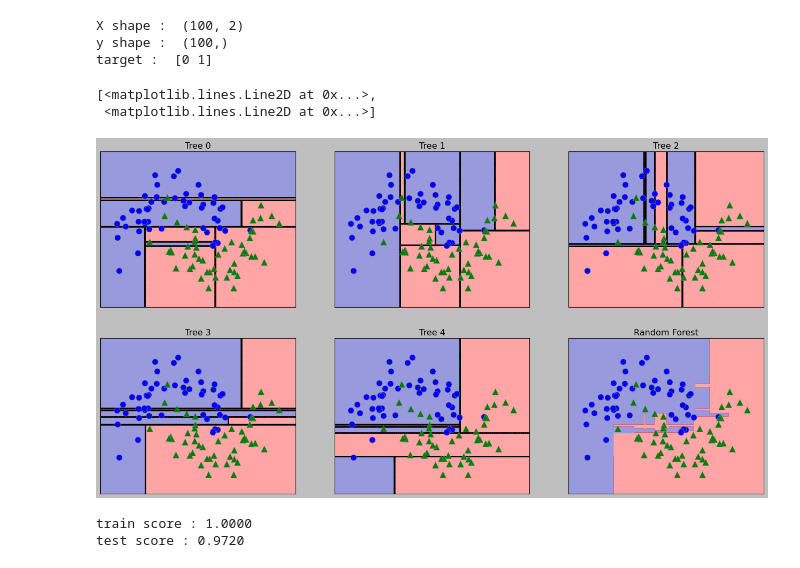
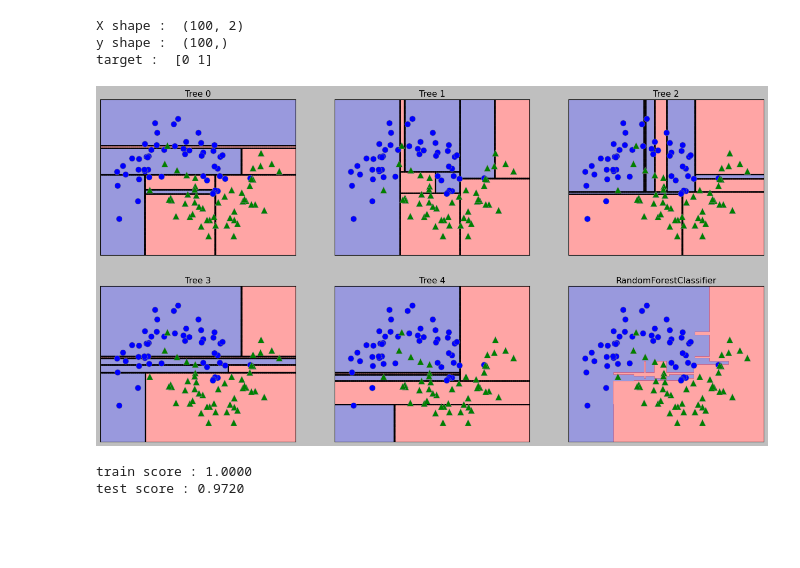
Before and after one commit to Hosung-Ahn/IntroducingML, a Jupyter notebook: Chpter2-supervised_learning/Decision Tree.ipynb, the cells around one changed output. Drawn from its saved outputs; the diff is of its cells as text; code cells hidden in the pictures; blank space fills up the shorter version.

```diff
--- a/Chpter2-supervised_learning/Decision Tree.ipynb
+++ b/Chpter2-supervised_learning/Decision Tree.ipynb
@@ -166,20 +166,25 @@ X_train, X_test, y_train, y_test = train_test_split(X,y, stratify=y, random_stat
 
 forest = RandomForestClassifier(n_estimators=5, random_state=2).fit(X_train, y_train)
 # %%
-fig, axes = plt.subplots(2,3,figsize = (20,10))
+# forest.estimators_ 의 개수가 5개 이므로 5 까지만 반복됨
 
-# forest.estimators_ 의 개수가 5개 이므로 5 까지만 반복됨
-for i, (ax,tree) in enumerate(zip(axes.ravel(), forest.estimators_)) :
-    ax.set_title(f"Tree {i}")
-    mglearn.plots.plot_tree_partition(X,y,tree, ax=ax)
+def show_5_tree_etimators_for_moons(model) :
+    X,y = make_moons(n_samples = 100, noise = 0.25, random_state = 3)
 
-mglearn.plots.plot_2d_separator(forest, X, fill = True, ax = axes[-1,-1], alpha = 0.4)
-axes[-1,-1].set_title("Random Forest")
-mglearn.discrete_scatter(X[:,0], X[:,1], y)
+    fig, axes = plt.subplots(2,3,figsize = (20,10))
+
+    for i, (ax,tree) in enumerate(zip(axes.ravel(), model.estimators_)) :
+        ax.set_title(f"Tree {i}")
+        mglearn.plots.plot_tree_partition(X,y,tree, ax=ax)
+
+    mglearn.plots.plot_2d_separator(model, X, fill = True, ax = axes[-1,-1], alpha = 0.4)
+    axes[-1,-1].set_title(model.__class__.__name__)
+    mglearn.discrete_scatter(X[:,0], X[:,1], y)
+    plt.show()
+
+show_5_tree_etimators_for_moons(forest)
 # %% [output]
-[<matplotlib.lines.Line2D at 0x...>,
- <matplotlib.lines.Line2D at 0x...>]
-[figure, old version]
+[figure, new version]
 # %%
 X_train, X_test, y_train, y_test = train_test_split(cancer.data, cancer.target,
                                                     random_state=0)
```
Also changed, not shown: parts of 15 cells of this notebook, 1 other file.
